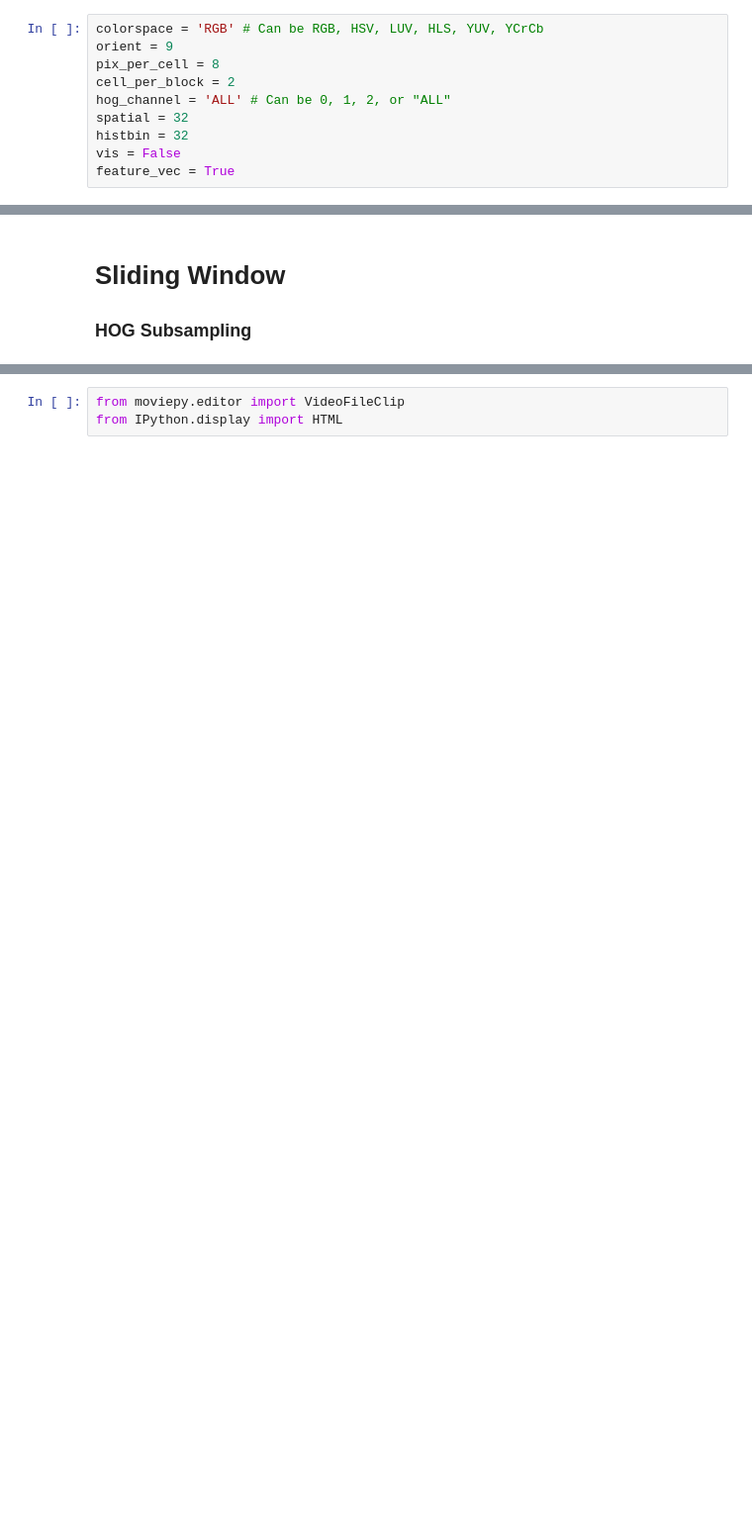
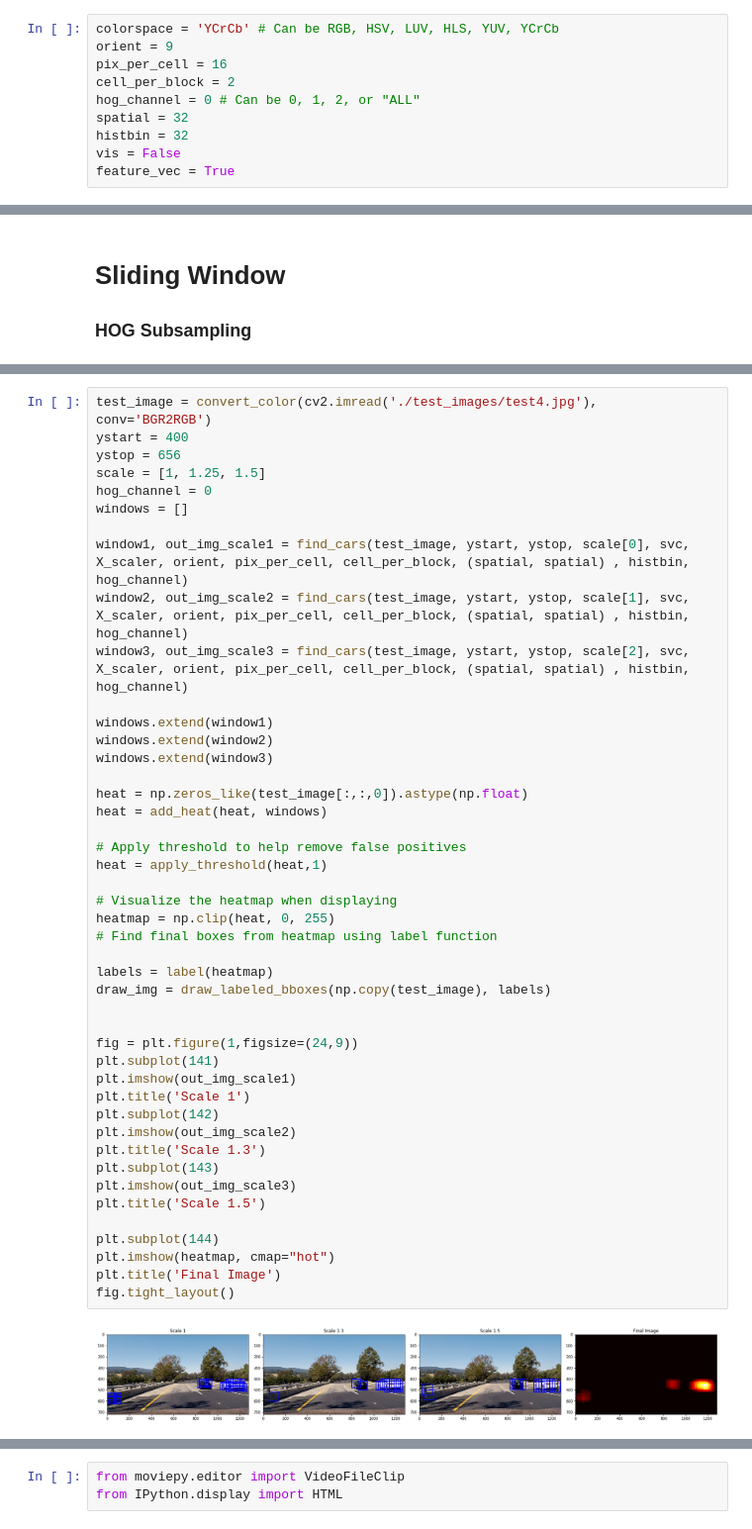
Before and after one commit to AZEngaria/CarND-P5-ObjectDetection, a Jupyter notebook: P5-VehicleObjectDetection.ipynb, the cells around one changed output, grey strips where cells are left out. Shown: that part at 99% size. Drawn from its saved outputs; the diff is of its cells as text; blank space fills up the shorter version.

```diff
--- a/P5-VehicleObjectDetection.ipynb
+++ b/P5-VehicleObjectDetection.ipynb
@@ -289,11 +297,11 @@ Number of Non Vehicle Images  8968
 # %% [markdown]
 # Parameters
 # %%
-colorspace = 'RGB' # Can be RGB, HSV, LUV, HLS, YUV, YCrCb
+colorspace = 'YCrCb' # Can be RGB, HSV, LUV, HLS, YUV, YCrCb
 orient = 9
-pix_per_cell = 8
+pix_per_cell = 16
 cell_per_block = 2
-hog_channel = 'ALL' # Can be 0, 1, 2, or "ALL"
+hog_channel = 0 # Can be 0, 1, 2, or "ALL"
 spatial = 32
 histbin = 32
 vis = False
@@ -425,0 +421,47 @@ plt.imshow(out_img)
+# %%
+test_image = convert_color(cv2.imread('./test_images/test4.jpg'), conv='BGR2RGB')
+ystart = 400
+ystop = 656
+scale = [1, 1.25, 1.5]
+hog_channel = 0
+windows = []
+
+window1, out_img_scale1 = find_cars(test_image, ystart, ystop, scale[0], svc, X_scaler, orient, pix_per_cell, cell_per_block, (spatial, spatial) , histbin, hog_channel)
+window2, out_img_scale2 = find_cars(test_image, ystart, ystop, scale[1], svc, X_scaler, orient, pix_per_cell, cell_per_block, (spatial, spatial) , histbin, hog_channel)
+window3, out_img_scale3 = find_cars(test_image, ystart, ystop, scale[2], svc, X_scaler, orient, pix_per_cell, cell_per_block, (spatial, spatial) , histbin, hog_channel)
+
+windows.extend(window1)
+windows.extend(window2)
+windows.extend(window3)
+
+heat = np.zeros_like(test_image[:,:,0]).astype(np.float)
+heat = add_heat(heat, windows)
+
+# Apply threshold to help remove false positives
+heat = apply_threshold(heat,1)
+
+# Visualize the heatmap when displaying
+heatmap = np.clip(heat, 0, 255)
+# Find final boxes from heatmap using label function
+
+labels = label(heatmap)
+draw_img = draw_labeled_bboxes(np.copy(test_image), labels)
+
+
+fig = plt.figure(1,figsize=(24,9))
+plt.subplot(141)
+plt.imshow(out_img_scale1)
+plt.title('Scale 1')
+plt.subplot(142)
+plt.imshow(out_img_scale2)
+plt.title('Scale 1.3')
+plt.subplot(143)
+plt.imshow(out_img_scale3)
+plt.title('Scale 1.5')
+
+plt.subplot(144)
+plt.imshow(heatmap, cmap="hot")
+plt.title('Final Image')
+fig.tight_layout()
+# %% [output]
+[figure, added]
```
Also changed, not shown: parts of 13 cells of this notebook.
